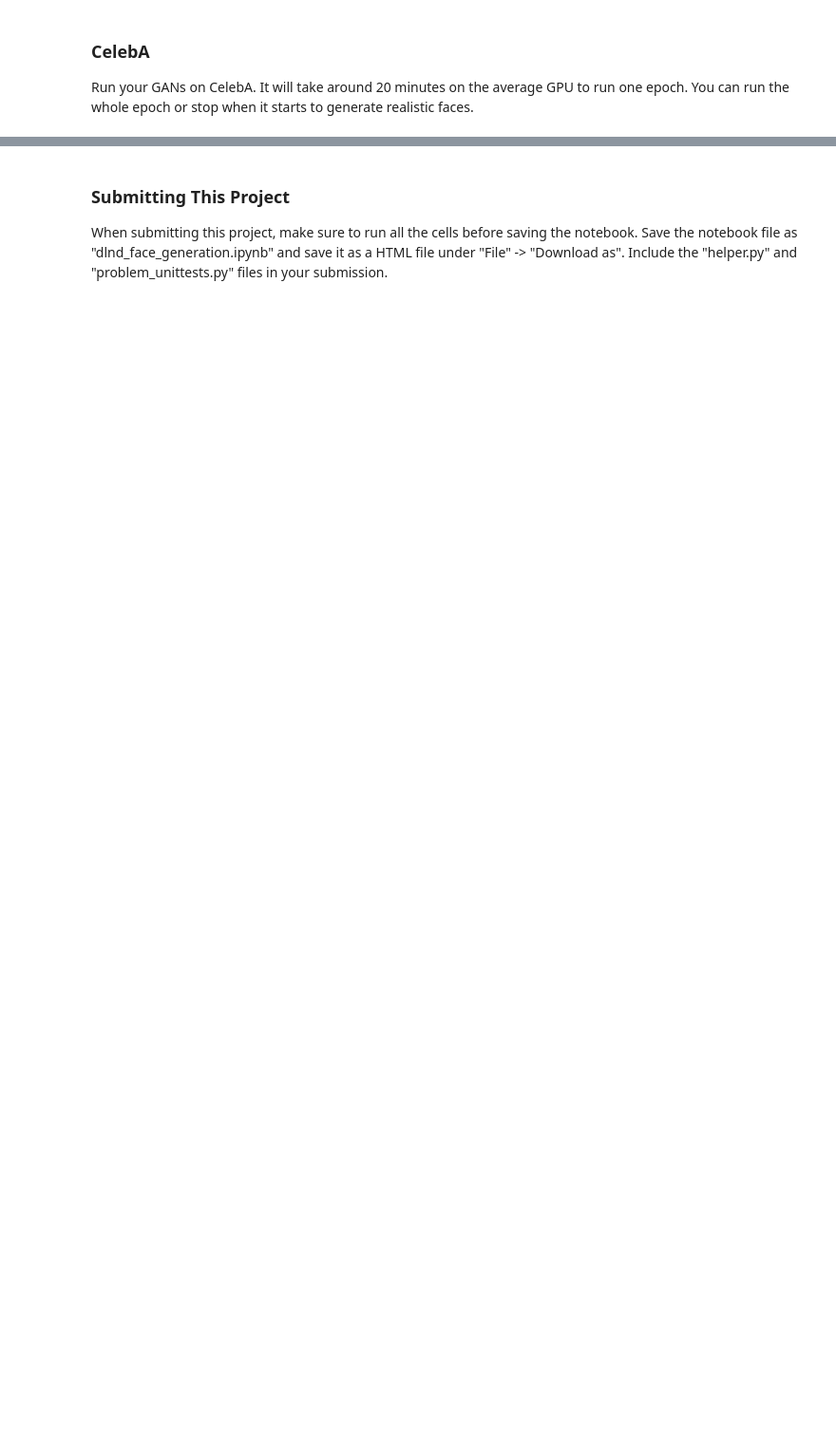
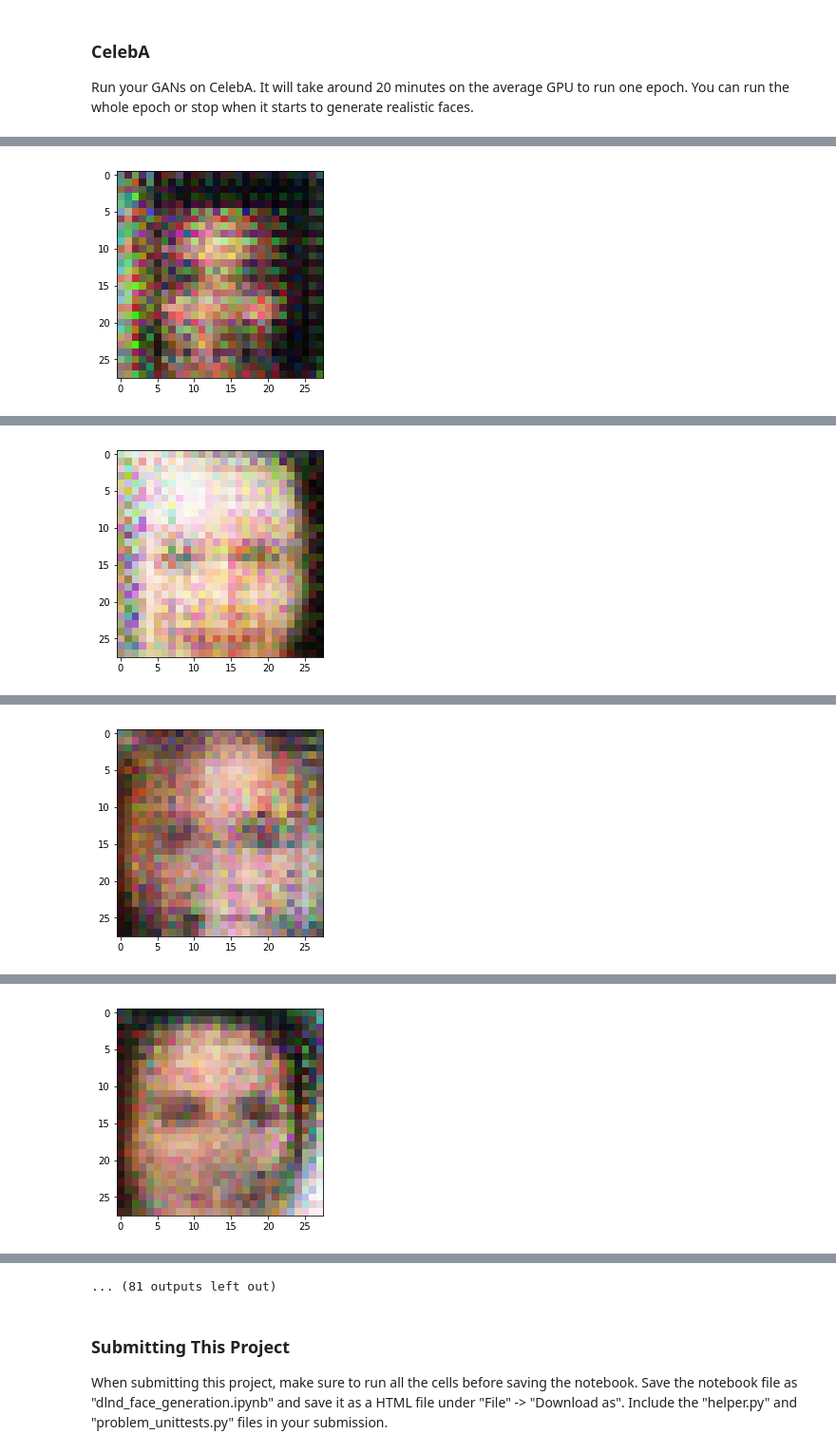
Before and after one commit to han928/face_generation_udacity, a Jupyter notebook: dlnd_face_generation.ipynb, the cells around one changed output, grey strips where cells are left out. Shown: that part at 95% size. Saved outputs shown, nothing was run; the diff lists cells and outputs as text; code cells hidden in the pictures; blank space fills up the shorter version.

```diff
--- a/dlnd_face_generation.ipynb
+++ b/dlnd_face_generation.ipynb
@@ -400,18 +416,18 @@ KeyboardInterrupt:
 ### CelebA
 Run your GANs on CelebA.  It will take around 20 minutes on the average GPU to run one epoch.  You can run the whole epoch or stop when it starts to generate realistic faces.
 # %%
-batch_size = 128
+batch_size = 32
 z_dim = 100
-learning_rate = 0.0002
-beta1 = 0.5
-
+learning_rate = 0.0008
+beta1 = 0.1 #this was 0.3
 
 """
 DON'T MODIFY ANYTHING IN THIS CELL THAT IS BELOW THIS LINE
 """
-epochs = 1
+epochs = 2
 
 celeba_dataset = helper.Dataset('celeba', glob(os.path.join(data_dir, 'img_align_celeba/*.jpg')))
 with tf.Graph().as_default():
     train(epochs, batch_size, z_dim, learning_rate, beta1, celeba_dataset.get_batches,
           celeba_dataset.shape, celeba_dataset.image_mode)
+# %% [output]
@@ -417,0 +439 @@ with tf.Graph().as_default():
+[figure, added]
@@ -417,0 +445 @@ with tf.Graph().as_default():
+[figure, added]
@@ -417,0 +451 @@ with tf.Graph().as_default():
+[figure, added]
@@ -417,0 +457 @@ with tf.Graph().as_default():
+[figure, added]
@@ -418,3 +470,4 @@ with tf.Graph().as_default():
+... (81 outputs left out)
 # %% [markdown]
 ### Submitting This Project
 When submitting this project, make sure to run all the cells before saving the notebook. Save the notebook file as "dlnd_face_generation.ipynb" and save it as a HTML file under "File" -> "Download as". Include the "helper.py" and "problem_unittests.py" files in your submission.
```
Also changed, not shown: parts of 12 cells of this notebook, 1 other file.
